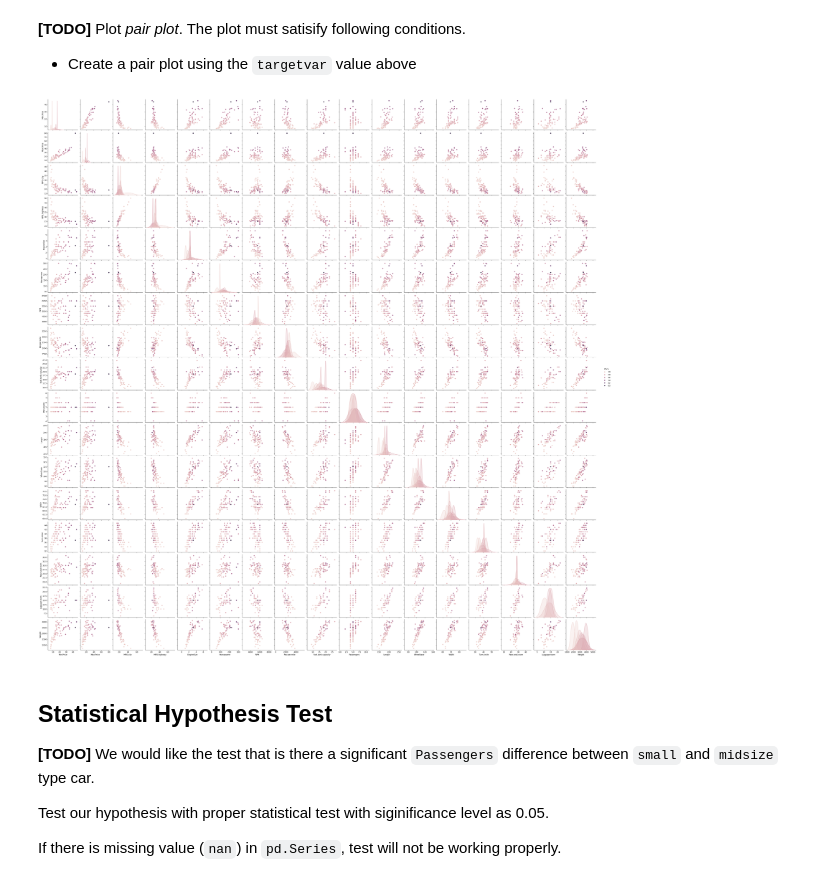
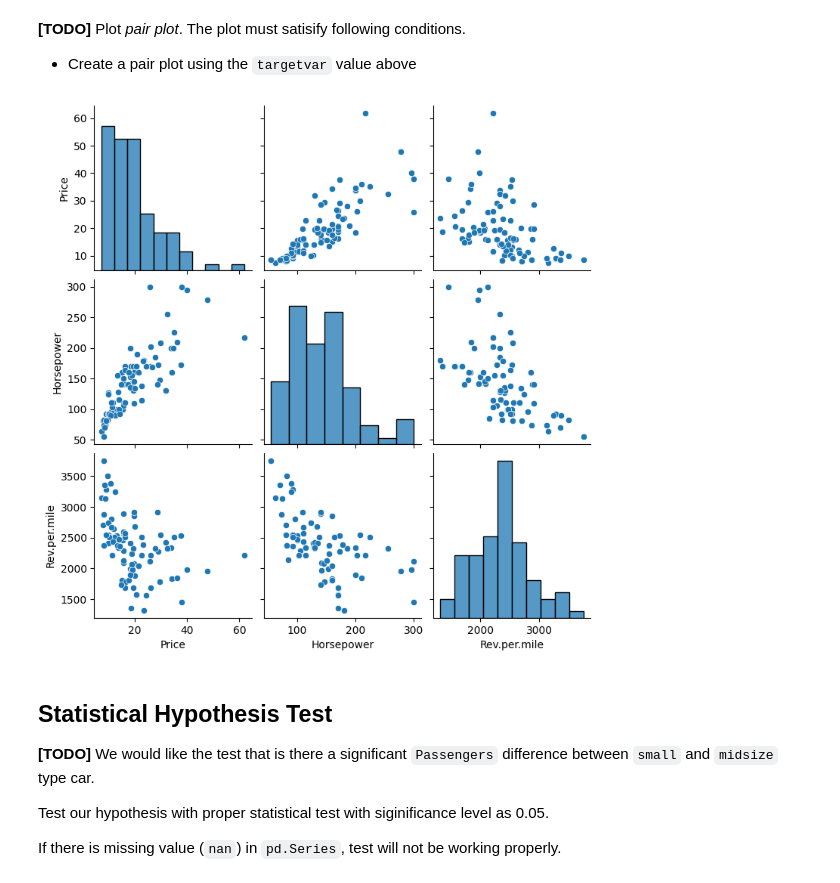
Before and after one commit to lazyshyman/2024_AI_instruction, a Jupyter notebook: [AI_Assignment1]_Data_Analysis.ipynb, the cells around one changed output. Saved outputs shown, nothing was run; the diff lists cells and outputs as text; code cells hidden in the pictures.

```diff
--- a/[AI_Assignment1]_Data_Analysis.ipynb
+++ b/[AI_Assignment1]_Data_Analysis.ipynb
@@ -151,10 +151,10 @@ selectedDataFrame.corr(method='pearson')
 
 - Create a pair plot using the `targetvar` value above
 # %%
-g = sns.pairplot(df, hue='Price')
+g = sns.pairplot(selectedDataFrame)
 plt.show()
 # %% [output]
-[figure, old version]
+[figure, new version]
 # %% [markdown]
 ## Statistical Hypothesis Test
 **[TODO]** We would like the test that is there a significant `Passengers`  difference between `small` and `midsize` type car.
```
